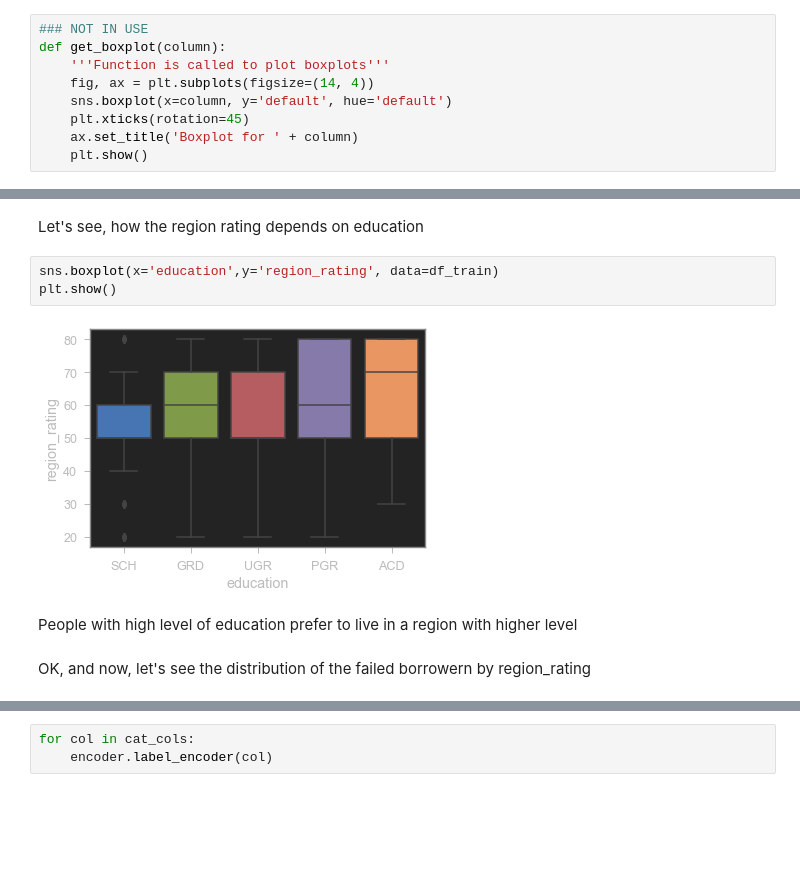
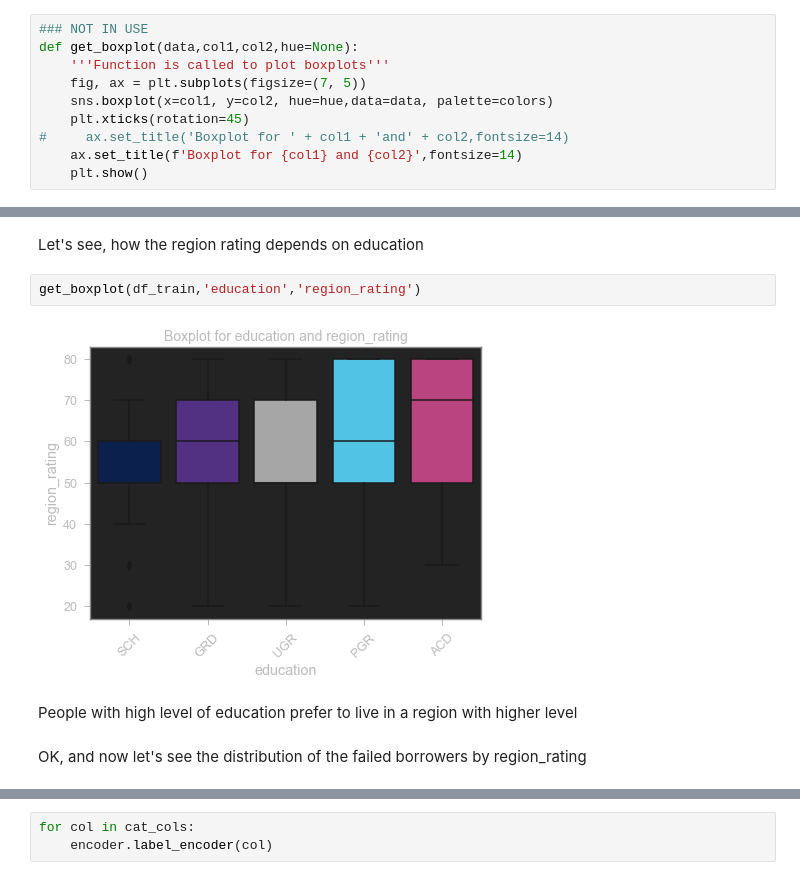
Before and after one commit to vetak8/The_A-team, a Jupyter notebook: Collector's job.ipynb, the cells around one changed output, grey strips where cells are left out. Cells and saved outputs as stored; diff of their text form; blank space fills up the shorter version.

```diff
--- a/Collector's job.ipynb
+++ b/Collector's job.ipynb
@@ -146,12 +147,13 @@ def pandas_report(data):
     return profile
 # %%
 ### NOT IN USE
-def get_boxplot(column):
+def get_boxplot(data,col1,col2,hue=None):
     '''Function is called to plot boxplots'''
-    fig, ax = plt.subplots(figsize=(14, 4))
-    sns.boxplot(x=column, y='default', hue='default')
+    fig, ax = plt.subplots(figsize=(7, 5))
+    sns.boxplot(x=col1, y=col2, hue=hue,data=data, palette=colors)
     plt.xticks(rotation=45)
-    ax.set_title('Boxplot for ' + column)
+#     ax.set_title('Boxplot for ' + col1 + 'and' + col2,fontsize=14)
+    ax.set_title(f'Boxplot for {col1} and {col2}',fontsize=14)
     plt.show()
 # %%
 class Preprocessing:
@@ -547,12 +561,11 @@ The category 4 in ***sna*** feature has a higher ratio of failed borrowers. And
 First time columns also shows us the fall of share of failed borrowers.
 # %% [markdown]
 Let's see, how the region rating depends on education
-# %%
-sns.boxplot(x='education',y='region_rating', data=df_train)
-plt.show()
-# %% [output]
-[figure, removed]
+# %%
+get_boxplot(df_train,'education','region_rating')
+# %% [output]
+[figure, added]
 # %% [markdown]
 People with high level of education prefer to live in a region with higher level
 # %% [markdown]
-OK, and now, let's see the distribution of the failed borrowern by region_rating
+OK, and now let's see the distribution of the failed borrowers by region_rating
```
Also changed, not shown: parts of 48 cells of this notebook, 1 other file.
